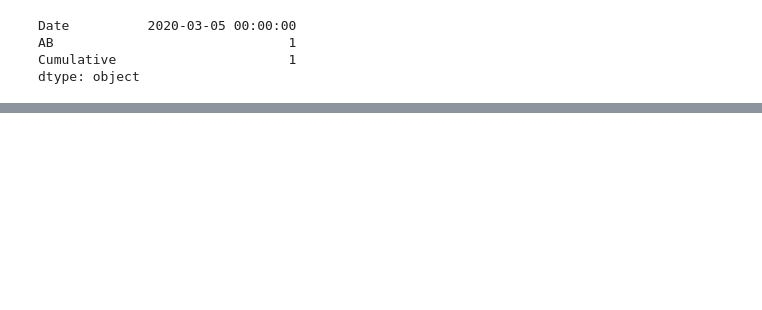
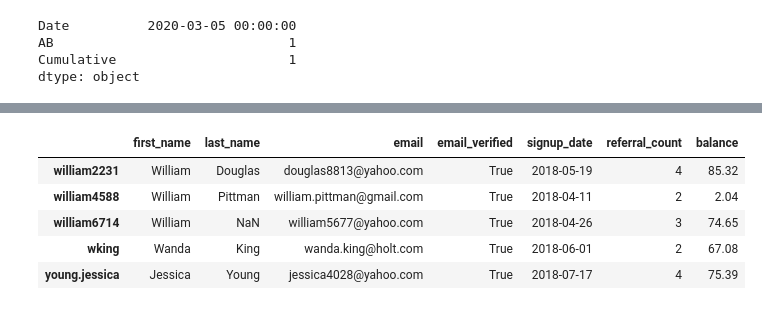
Before and after one commit to Crossroadsman/python-notes, a Jupyter notebook: libraries/pandas/Pandas.ipynb, the cells around one changed output, grey strips where cells are left out. Saved outputs shown, nothing was run; the diff lists cells and outputs as text; code cells hidden in the pictures; blank space fills up the shorter version.

```diff
--- a/libraries/pandas/Pandas.ipynb
+++ b/libraries/pandas/Pandas.ipynb
@@ -562,0 +809,10 @@ plt.show()
+# %%
+users.drop(index=['wright3590', 'wilson'], inplace=True)
+users.tail()
+# %% [output]
+|  | first_name | last_name | email | email_verified | signup_date | referral_count | balance |
+| william2231 | William | Douglas | douglas8813@yahoo.com | True | 2018-05-19 | 4 | 85.32 |
+| william4588 | William | Pittman | william.pittman@gmail.com | True | 2018-04-11 | 2 | 2.04 |
+| william6714 | William | NaN | william5677@yahoo.com | True | 2018-04-26 | 3 | 74.65 |
+| wking | Wanda | King | wanda.king@holt.com | True | 2018-06-01 | 2 | 67.08 |
+| young.jessica | Jessica | Young | jessica4028@yahoo.com | True | 2018-07-17 | 4 | 75.39 |
```
Also changed, not shown: parts of 39 cells of this notebook, 3 other files.
